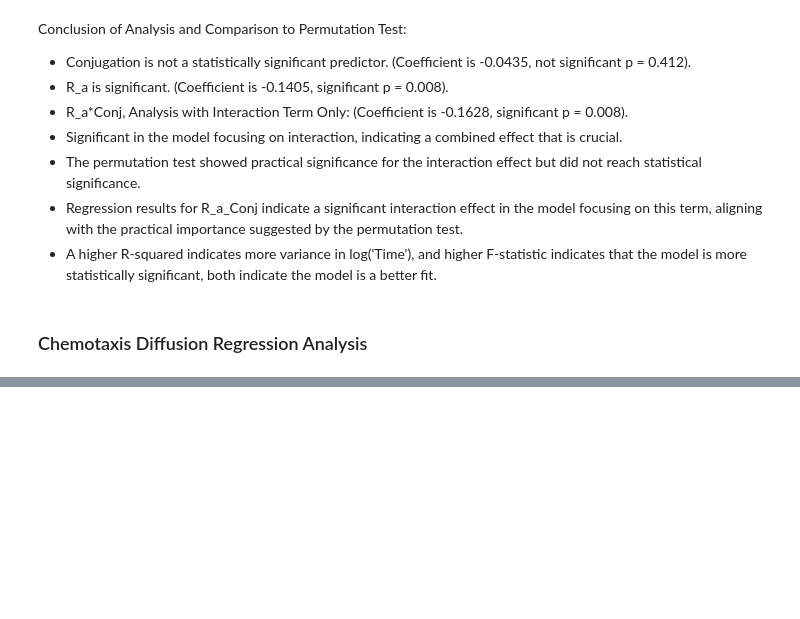
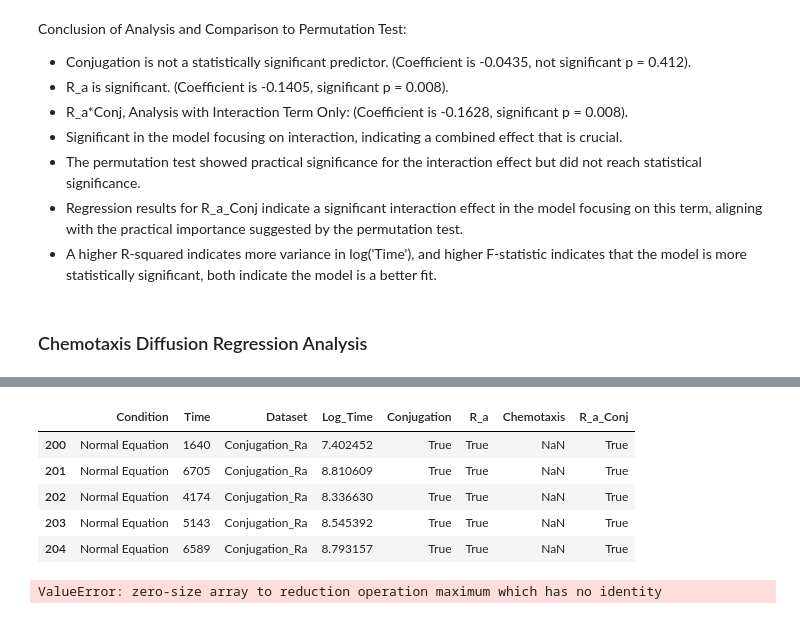
Before and after one commit to Frood-for-Thought/Bac_Evol_SSA, a Jupyter notebook: Regression_Analysis.ipynb, the cells around one changed output, grey strips where cells are left out. Drawn from its saved outputs; the diff is of its cells as text; code cells hidden in the pictures; blank space fills up the shorter version.

```diff
--- a/Regression_Analysis.ipynb
+++ b/Regression_Analysis.ipynb
@@ -142,0 +146,18 @@ Notes:
+# %%
+# Step 1: Separate Regression Models
+
+# Filter data for Chemotaxis_Diffusion
+chemotaxis_df = combined_df[combined_df['Dataset'] == 'Chemotaxis_Diffusion'].copy()
+# Fit OLS regression model for Chemotaxis
+model_chemotaxis = sm.OLS.from_formula('Log_Time ~ Chemotaxis', data=chemotaxis_df).fit()
+model_chemotaxis_summary = model_chemotaxis.summary()
+print(model_chemotaxis_summary)
+
+# Filter data for Conjugation_Ra
+conjugation_ra_df = combined_df[combined_df['Dataset'] == 'Conjugation_Ra'].copy()
+# Add interaction term for R_a * Conjugation
+conjugation_ra_df['R_a_Conj'] = conjugation_ra_df['R_a'] & conjugation_ra_df['Conjugation']
+# Fit OLS regression model for R_a_Conj
+model_ra_conj = sm.OLS.from_formula('Log_Time ~ R_a_Conj', data=conjugation_ra_df).fit()
+model_ra_conj_summary = model_ra_conj.summary()
+print(model_ra_conj_summary)
@@ -142,0 +182,30 @@ Notes:
+# %%
+# Step 2: Mixed-Effects Model
+# Combine both datasets for mixed-effects model
+combined_df_mixed = pd.concat([chemotaxis_df, conjugation_ra_df], ignore_index=True)
+combined_df_mixed.loc[combined_df_mixed['Dataset'] == 'Conjugation_Ra', 'Chemotaxis']
+# Set 'Chemotaxis' values to NaN for the 'Conjugation_Ra' dataset
+combined_df_mixed['Chemotaxis'] = combined_df_mixed['Chemotaxis'].astype(bool)
+combined_df_mixed.loc[combined_df_mixed['Dataset'] == 'Conjugation_Ra', 'Chemotaxis'] = pd.NA
+
+
+# Verify the changes
+# combined_df_mixed.head()
+combined_df_mixed[combined_df_mixed['Dataset'] == 'Conjugation_Ra'].head()
+# %% [output]
+|  | Condition | Time | Dataset | Log_Time | Conjugation | R_a | Chemotaxis | R_a_Conj |
+| 200 | Normal Equation | 1640 | Conjugation_Ra | 7.402452 | True | True | NaN | True |
+| 201 | Normal Equation | 6705 | Conjugation_Ra | 8.810609 | True | True | NaN | True |
+| 202 | Normal Equation | 4174 | Conjugation_Ra | 8.336630 | True | True | NaN | True |
+| 203 | Normal Equation | 5143 | Conjugation_Ra | 8.545392 | True | True | NaN | True |
+| 204 | Normal Equation | 6589 | Conjugation_Ra | 8.793157 | True | True | NaN | True |
+# %%
+# Prepare the mixed-effects model formula
+mixed_formula = 'Log_Time ~ Chemotaxis + R_a_Conj'
+# Fit the mixed-effects model
+mixed_model = MixedLM.from_formula(mixed_formula, groups='Dataset', data=combined_df_mixed).fit()
+mixed_model_summary = mixed_model.summary()
+
+model_chemotaxis_summary, model_ra_conj_summary, mixed_model_summary
+# %% [output]
+ValueError: zero-size array to reduction operation maximum which has no identity
```
Also changed, not shown: parts of 5 cells of this notebook.
